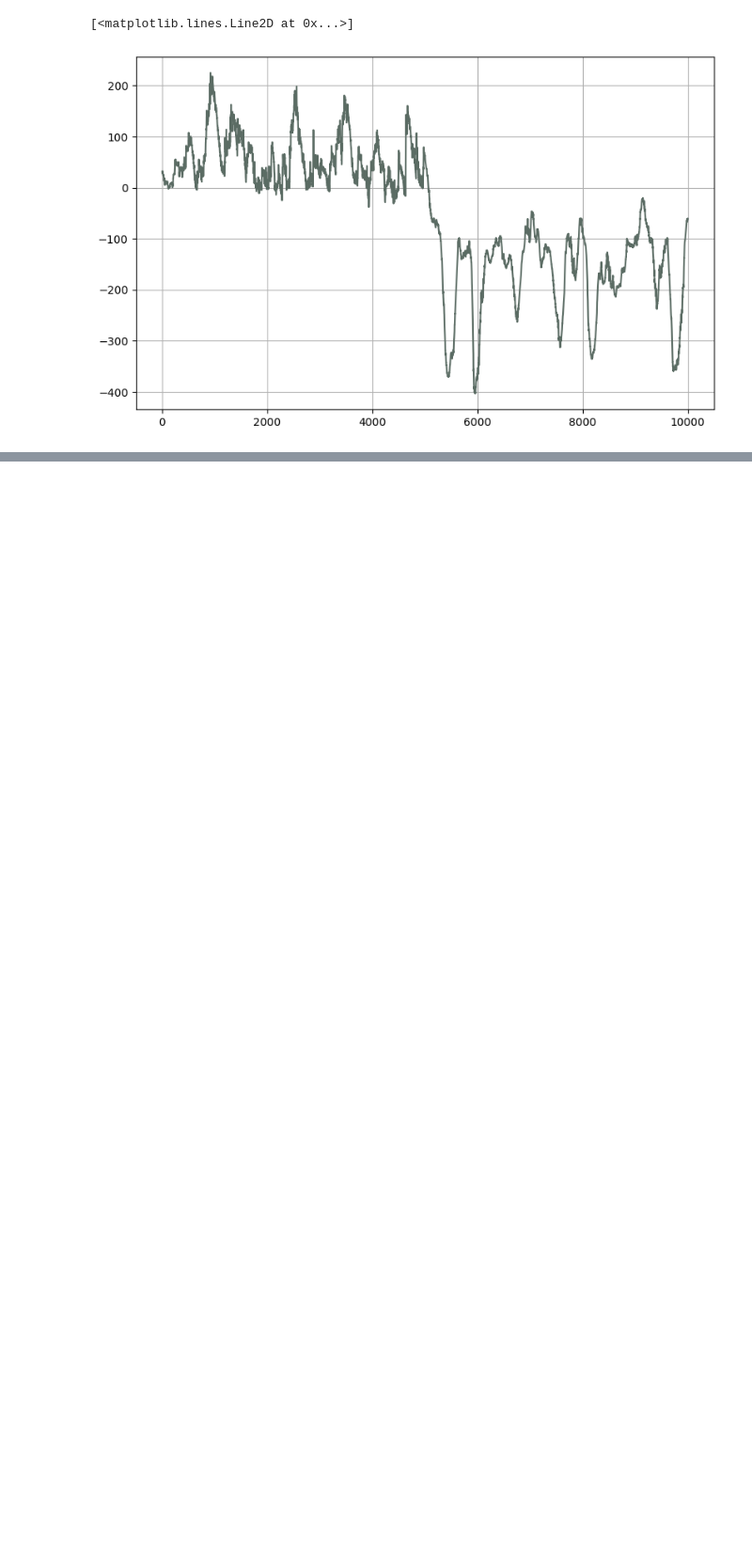
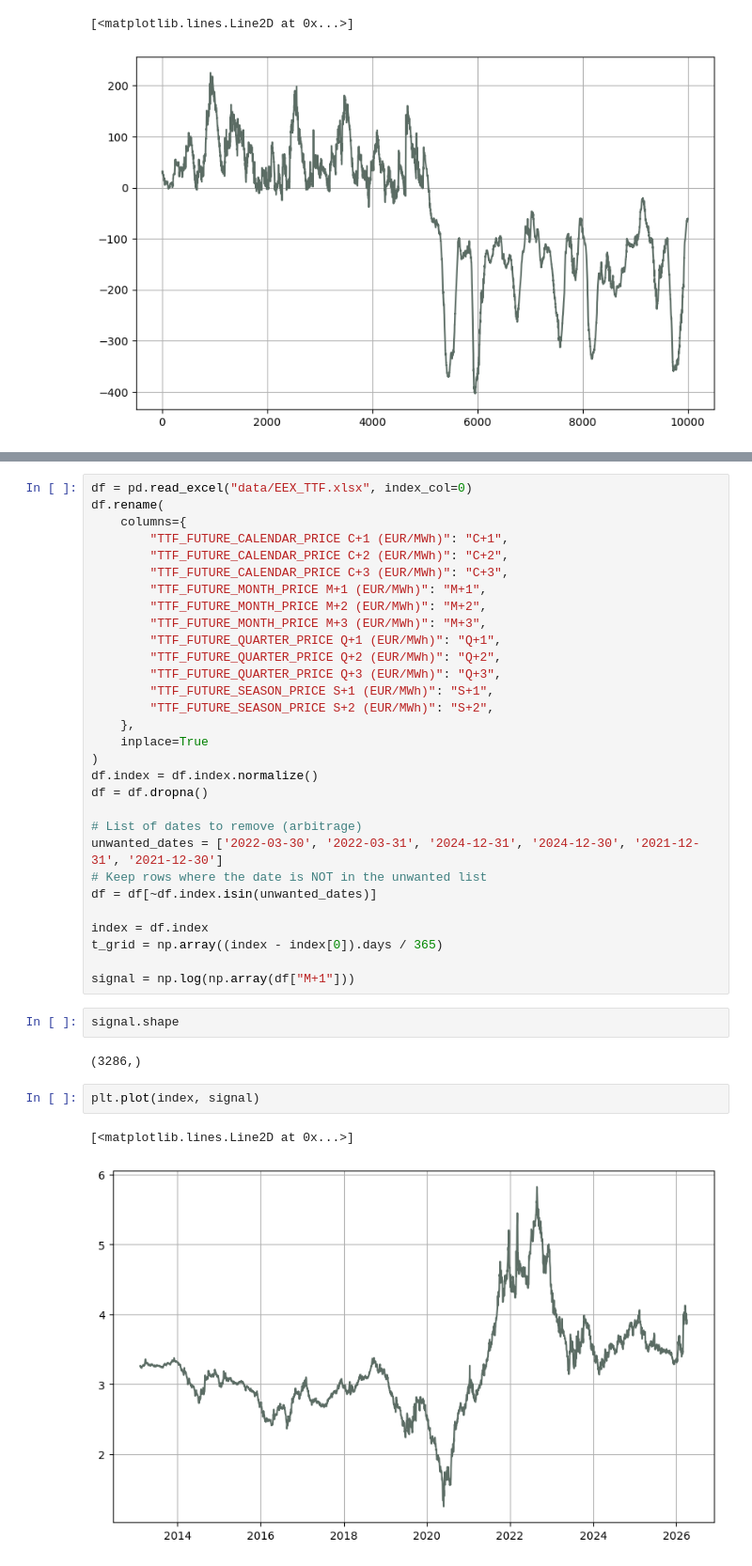
Before and after one commit to MrG1raffe/signature, a Jupyter notebook: notebooks/CPD.ipynb, the cells around one changed output, grey strips where cells are left out. Shown at 94% size. Drawn from its saved outputs; the diff is of its cells as text; blank space fills up the shorter version.

```diff
--- a/notebooks/CPD.ipynb
+++ b/notebooks/CPD.ipynb
@@ -176,0 +240,39 @@ plt.plot(regime_score)
+# %%
+df = pd.read_excel("data/EEX_TTF.xlsx", index_col=0)
+df.rename(
+    columns={
+        "TTF_FUTURE_CALENDAR_PRICE C+1 (EUR/MWh)": "C+1",
+        "TTF_FUTURE_CALENDAR_PRICE C+2 (EUR/MWh)": "C+2",
+        "TTF_FUTURE_CALENDAR_PRICE C+3 (EUR/MWh)": "C+3",
+        "TTF_FUTURE_MONTH_PRICE M+1 (EUR/MWh)": "M+1",
+        "TTF_FUTURE_MONTH_PRICE M+2 (EUR/MWh)": "M+2",
+        "TTF_FUTURE_MONTH_PRICE M+3 (EUR/MWh)": "M+3",
+        "TTF_FUTURE_QUARTER_PRICE Q+1 (EUR/MWh)": "Q+1",
+        "TTF_FUTURE_QUARTER_PRICE Q+2 (EUR/MWh)": "Q+2",
+        "TTF_FUTURE_QUARTER_PRICE Q+3 (EUR/MWh)": "Q+3",
+        "TTF_FUTURE_SEASON_PRICE S+1 (EUR/MWh)": "S+1",
+        "TTF_FUTURE_SEASON_PRICE S+2 (EUR/MWh)": "S+2",
+    },
+    inplace=True
+)
+df.index = df.index.normalize()
+df = df.dropna()
+
+# List of dates to remove (arbitrage)
+unwanted_dates = ['2022-03-30', '2022-03-31', '2024-12-31', '2024-12-30', '2021-12-31', '2021-12-30']
+# Keep rows where the date is NOT in the unwanted list
+df = df[~df.index.isin(unwanted_dates)]
+
+index = df.index
+t_grid = np.array((index - index[0]).days / 365)
+
+signal = np.log(np.array(df["M+1"]))
+# %%
+signal.shape
+# %% [output]
+(3286,)
+# %%
+plt.plot(index, signal)
+# %% [output]
+[<matplotlib.lines.Line2D at 0x...>]
+[figure, added]
```
Also changed, not shown: parts of 5 cells of this notebook.
